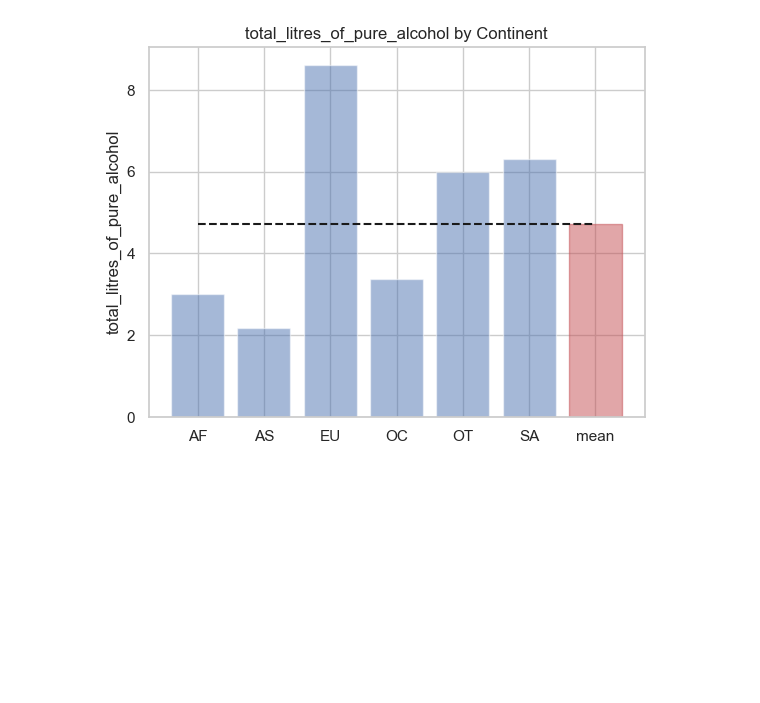
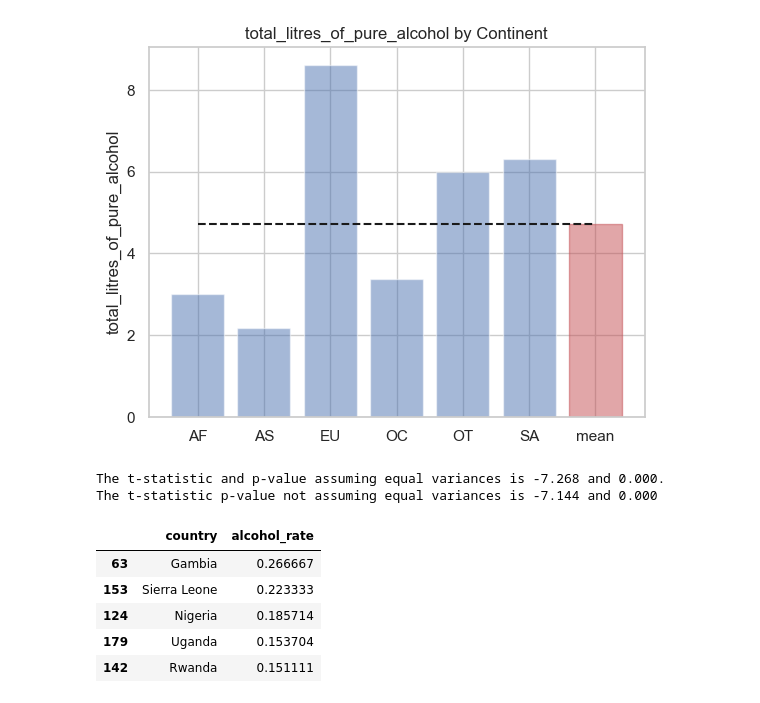
Before and after one commit to hyeongju33/analysis, a Jupyter notebook: drinks.ipynb, the cells around one changed output. Drawn from its saved outputs; the diff is of its cells as text; code cells hidden in the pictures; blank space fills up the shorter version.

```diff
--- a/drinks.ipynb
+++ b/drinks.ipynb
@@ -227,3 +228,36 @@ plt.title('total_litres_of_pure_alcohol by Continent')
 plt.show()
 # %% [output]
 [figure]
+# %%
+# 아프리카와 유럽 간의 맥주 소비량 차이 검정
+africa = drinks.loc[drinks['continent']=='AF']
+europe = drinks.loc[drinks['continent']=='EU']
+
+tTestResult = stats.ttest_ind(africa['beer_servings'], europe['beer_servings'])
+tTestResultDiffVar = stats.ttest_ind(africa['beer_servings'], europe['beer_servings'], equal_var=False)
+
+print("The t-statistic and p-value assuming equal variances is %.3f and %.3f." % tTestResult)
+
+print("The t-statistic p-value not assuming equal variances is %.3f and %.3f" %tTestResultDiffVar)
+# %% [output]
+The t-statistic and p-value assuming equal variances is -7.268 and 0.000.
+The t-statistic p-value not assuming equal variances is -7.144 and 0.000
+# %%
+# total_servings 피처 생성
+drinks['total_servings'] = drinks['beer_servings'] + drinks['wine_servings'] + drinks['spirit_servings']
+
+# 술 소비량 대비 알코올 비율 피처를 생성
+drinks['alcohol_rate'] = drinks['total_litres_of_pure_alcohol'] / drinks['total_servings']
+drinks['alcohol_rate'] = drinks['alcohol_rate'].fillna(0)
+
+# 순위 정보를 생성
+country_with_rank = drinks[['country', 'alcohol_rate']]
+country_with_rank = country_with_rank.sort_values(by=['alcohol_rate'], ascending=0)
+country_with_rank.head(5)
+# %% [output]
+|  | country | alcohol_rate |
+| 63 | Gambia | 0.266667 |
+| 153 | Sierra Leone | 0.223333 |
+| 124 | Nigeria | 0.185714 |
+| 179 | Uganda | 0.153704 |
+| 142 | Rwanda | 0.151111 |
```
Also changed, not shown: parts of 2 cells of this notebook.
